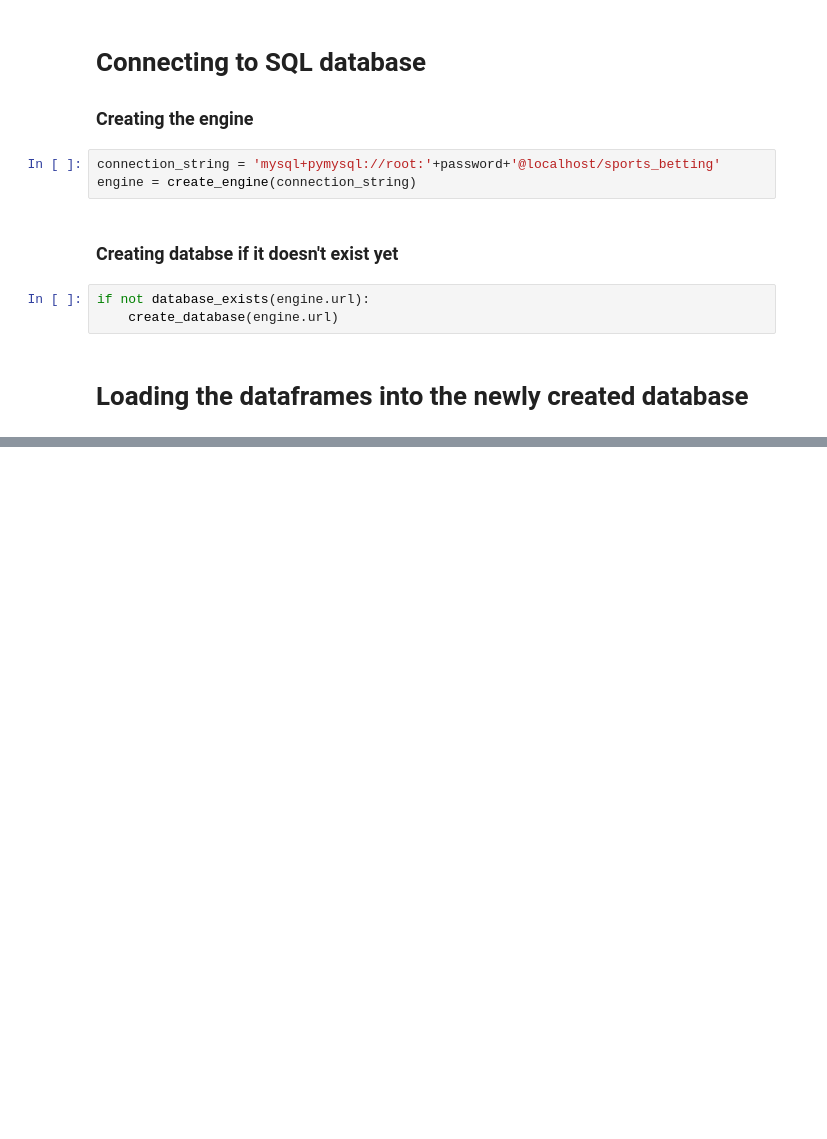
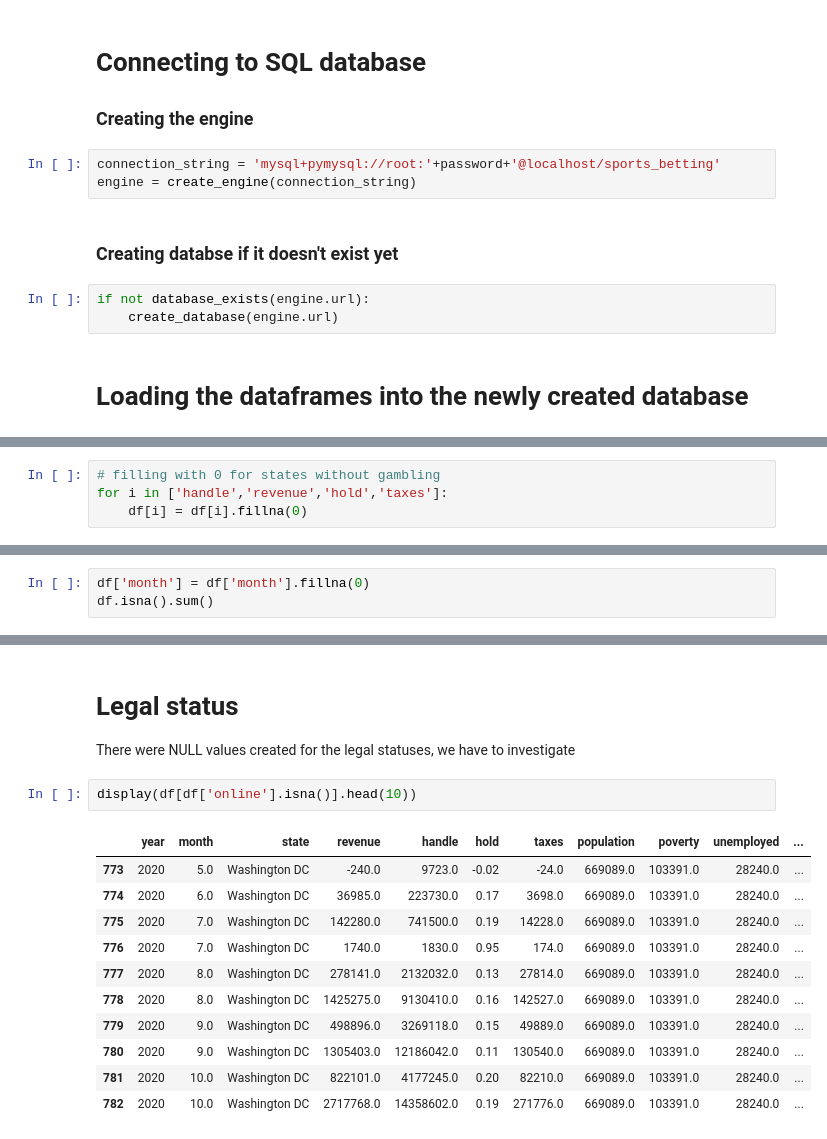
Before and after one commit to GiancarloSanna/Mid_Bootcamp_Project, a Jupyter notebook: 5 SQL Save and Read.ipynb, the cells around one changed output, grey strips where cells are left out. Saved outputs shown, nothing was run; the diff lists cells and outputs as text; blank space fills up the shorter version.

```diff
--- a/5 SQL Save and Read.ipynb
+++ b/5 SQL Save and Read.ipynb
@@ -40,0 +191,4 @@ population.to_sql("population", engine, if_exists = "replace")
+# %%
+# filling with 0 for states without gambling
+for i in ['handle','revenue','hold','taxes']:
+    df[i] = df[i].fillna(0)
@@ -40,0 +215,3 @@ population.to_sql("population", engine, if_exists = "replace")
+# %%
+df['month'] = df['month'].fillna(0)
+df.isna().sum()
@@ -40,0 +233,17 @@ population.to_sql("population", engine, if_exists = "replace")
+# %% [markdown]
+# Legal status
+There were NULL values created for the legal statuses, we have to investigate
+# %%
+display(df[df['online'].isna()].head(10))
+# %% [output]
+|  | year | month | state | revenue | handle | hold | taxes | population | poverty | unemployed | ... |
+| 773 | 2020 | 5.0 | Washington DC | -240.0 | 9723.0 | -0.02 | -24.0 | 669089.0 | 103391.0 | 28240.0 | ... |
+| 774 | 2020 | 6.0 | Washington DC | 36985.0 | 223730.0 | 0.17 | 3698.0 | 669089.0 | 103391.0 | 28240.0 | ... |
+| 775 | 2020 | 7.0 | Washington DC | 142280.0 | 741500.0 | 0.19 | 14228.0 | 669089.0 | 103391.0 | 28240.0 | ... |
+| 776 | 2020 | 7.0 | Washington DC | 1740.0 | 1830.0 | 0.95 | 174.0 | 669089.0 | 103391.0 | 28240.0 | ... |
+| 777 | 2020 | 8.0 | Washington DC | 278141.0 | 2132032.0 | 0.13 | 27814.0 | 669089.0 | 103391.0 | 28240.0 | ... |
+| 778 | 2020 | 8.0 | Washington DC | 1425275.0 | 9130410.0 | 0.16 | 142527.0 | 669089.0 | 103391.0 | 28240.0 | ... |
+| 779 | 2020 | 9.0 | Washington DC | 498896.0 | 3269118.0 | 0.15 | 49889.0 | 669089.0 | 103391.0 | 28240.0 | ... |
+| 780 | 2020 | 9.0 | Washington DC | 1305403.0 | 12186042.0 | 0.11 | 130540.0 | 669089.0 | 103391.0 | 28240.0 | ... |
+| 781 | 2020 | 10.0 | Washington DC | 822101.0 | 4177245.0 | 0.20 | 82210.0 | 669089.0 | 103391.0 | 28240.0 | ... |
+| 782 | 2020 | 10.0 | Washington DC | 2717768.0 | 14358602.0 | 0.19 | 271776.0 | 669089.0 | 103391.0 | 28240.0 | ... |
```
Also changed, not shown: parts of 53 cells of this notebook, 5 other files.
